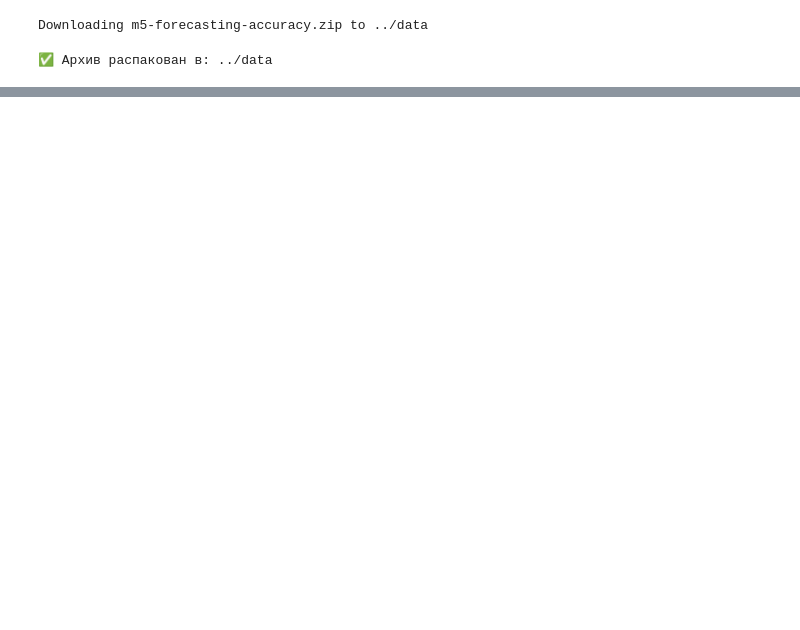
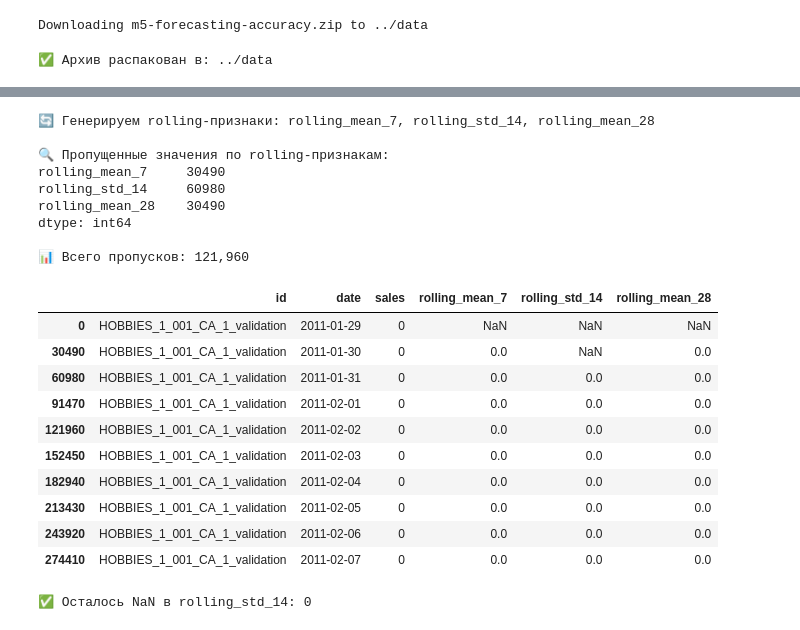
Before and after one commit to DMax-w/price_forecasting, a Jupyter notebook: notebook/01_data_preparation.ipynb, the cells around one changed output, grey strips where cells are left out. Cells and saved outputs as stored; diff of their text form; code cells hidden in the pictures; blank space fills up the shorter version.

```diff
--- a/notebook/01_data_preparation.ipynb
+++ b/notebook/01_data_preparation.ipynb
@@ -466,0 +338,58 @@ print(sales_long[['stl_trend', 'stl_seasonal']].isna().mean())
+# %%
+# ----------- ШАГ 2.2: Базовые скользящие признаки (с shift и min_periods=1) -----------
+# 🎯 Вычисляем rolling-метрики по продажам: mean/std на коротких окнах
+
+print("🔄 Генерируем rolling-признаки: rolling_mean_7, rolling_std_14, rolling_mean_28")
+
+ROLLING_WINDOWS = {
+    'rolling_mean_7': 7,
+    'rolling_std_14': 14,
+    'rolling_mean_28': 28,
+}
+
+for col_name, window in ROLLING_WINDOWS.items():
+    func = np.std if "std" in col_name else np.mean
+    df[col_name] = (
+        df.groupby("id")["sales"]
+          .transform(lambda x: x.shift(1).rolling(window=window, min_periods=1).agg(func))
+          .astype("float32")
+    )
+
+# ✅ Проверка
+missing_rolling = df[list(ROLLING_WINDOWS)].isna().sum()
+total_missing = missing_rolling.sum()
+
+print("\n🔍 Пропущенные значения по rolling-признакам:")
+print(missing_rolling)
+print(f"\n📊 Всего пропусков: {total_missing:,}")
+
+# 👁 Пример строк
+display(df[['id', 'date', 'sales'] + list(ROLLING_WINDOWS)].head(10))
+
+# 🔧 Заменяем NaN в std-признаке на 0.0
+df['rolling_std_14'] = df['rolling_std_14'].fillna(0.0)
+
+# 🔍 Проверим: все NaN ушли
+print(f"✅ Осталось NaN в rolling_std_14: {df['rolling_std_14'].isna().sum()}")
+# %% [output]
+🔄 Генерируем rolling-признаки: rolling_mean_7, rolling_std_14, rolling_mean_28
+
+🔍 Пропущенные значения по rolling-признакам:
+rolling_mean_7     30490
+rolling_std_14     60980
+rolling_mean_28    30490
+dtype: int64
+
+📊 Всего пропусков: 121,960
+|  | id | date | sales | rolling_mean_7 | rolling_std_14 | rolling_mean_28 |
+| 0 | HOBBIES_1_001_CA_1_validation | 2011-01-29 | 0 | NaN | NaN | NaN |
+| 30490 | HOBBIES_1_001_CA_1_validation | 2011-01-30 | 0 | 0.0 | NaN | 0.0 |
+| 60980 | HOBBIES_1_001_CA_1_validation | 2011-01-31 | 0 | 0.0 | 0.0 | 0.0 |
+| 91470 | HOBBIES_1_001_CA_1_validation | 2011-02-01 | 0 | 0.0 | 0.0 | 0.0 |
+| 121960 | HOBBIES_1_001_CA_1_validation | 2011-02-02 | 0 | 0.0 | 0.0 | 0.0 |
+| 152450 | HOBBIES_1_001_CA_1_validation | 2011-02-03 | 0 | 0.0 | 0.0 | 0.0 |
+| 182940 | HOBBIES_1_001_CA_1_validation | 2011-02-04 | 0 | 0.0 | 0.0 | 0.0 |
+| 213430 | HOBBIES_1_001_CA_1_validation | 2011-02-05 | 0 | 0.0 | 0.0 | 0.0 |
+| 243920 | HOBBIES_1_001_CA_1_validation | 2011-02-06 | 0 | 0.0 | 0.0 | 0.0 |
+| 274410 | HOBBIES_1_001_CA_1_validation | 2011-02-07 | 0 | 0.0 | 0.0 | 0.0 |
+✅ Осталось NaN в rolling_std_14: 0
```
Also changed, not shown: parts of 31 cells of this notebook, 1 other file.
